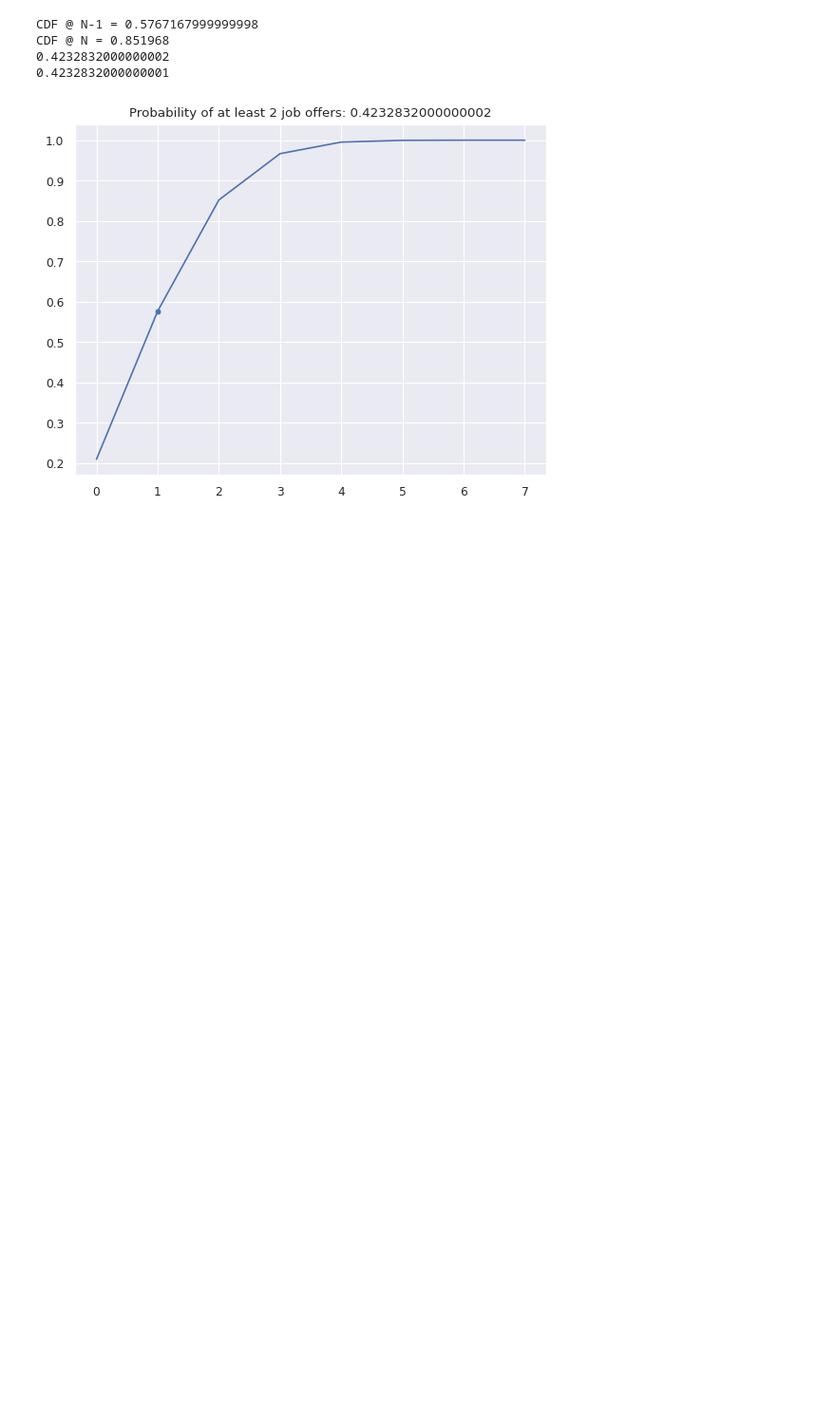
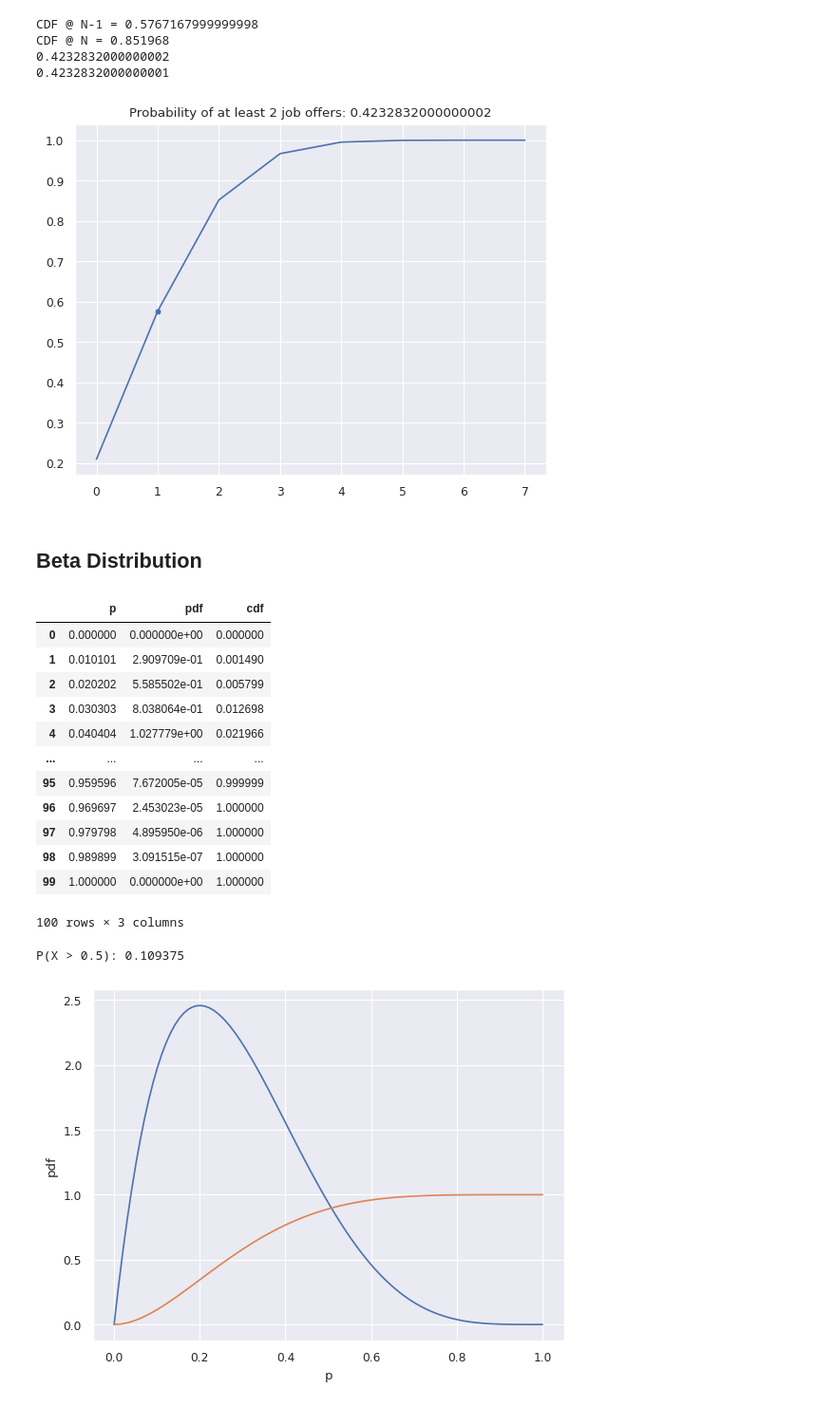
Before and after one commit to lennardong/bayesian_statistics, a Jupyter notebook: 04_binomial_distributions.ipynb, the cells around one changed output. Shown: that part at 95% size. Saved outputs shown, nothing was run; the diff lists cells and outputs as text; code cells hidden in the pictures; blank space fills up the shorter version.

```diff
--- a/04_binomial_distributions.ipynb
+++ b/04_binomial_distributions.ipynb
@@ -74,3 +75,38 @@ CDF @ N = 0.851968
 0.4232832000000002
 0.4232832000000001
 [figure]
+# %% [markdown]
+## Beta Distribution
+# %%
+a, b = 2, 5 # alpha = count of successes, beta = count of failures
+beta_dist = stats.beta(a, b)
+
+p = np.linspace(0, 1, 100)
+pdf = beta_dist.pdf(p)
+cdf = beta_dist.cdf(p)
+
+df = pd.DataFrame({'p': p, 'pdf': pdf, 'cdf': cdf})
+display(df)
+
+sns.lineplot(df, x='p', y='pdf')
+sns.lineplot(df, x='p', y='cdf')
+
+# Probability of X > 0.5
+p_gt_half = 1 - beta_dist.cdf(0.5)
+print(f"P(X > 0.5): {p_gt_half}")
+# %% [output]
+|  | p | pdf | cdf |
+| 0 | 0.000000 | 0.000000e+00 | 0.000000 |
+| 1 | 0.010101 | 2.909709e-01 | 0.001490 |
+| 2 | 0.020202 | 5.585502e-01 | 0.005799 |
+| 3 | 0.030303 | 8.038064e-01 | 0.012698 |
+| 4 | 0.040404 | 1.027779e+00 | 0.021966 |
+| ... | ... | ... | ... |
+| 95 | 0.959596 | 7.672005e-05 | 0.999999 |
+| 96 | 0.969697 | 2.453023e-05 | 1.000000 |
+| 97 | 0.979798 | 4.895950e-06 | 1.000000 |
+| 98 | 0.989899 | 3.091515e-07 | 1.000000 |
+| 99 | 1.000000 | 0.000000e+00 | 1.000000 |
+100 rows × 3 columns
+P(X > 0.5): 0.109375
+[figure, added]
```
Also changed, not shown: parts of 7 cells of this notebook.
